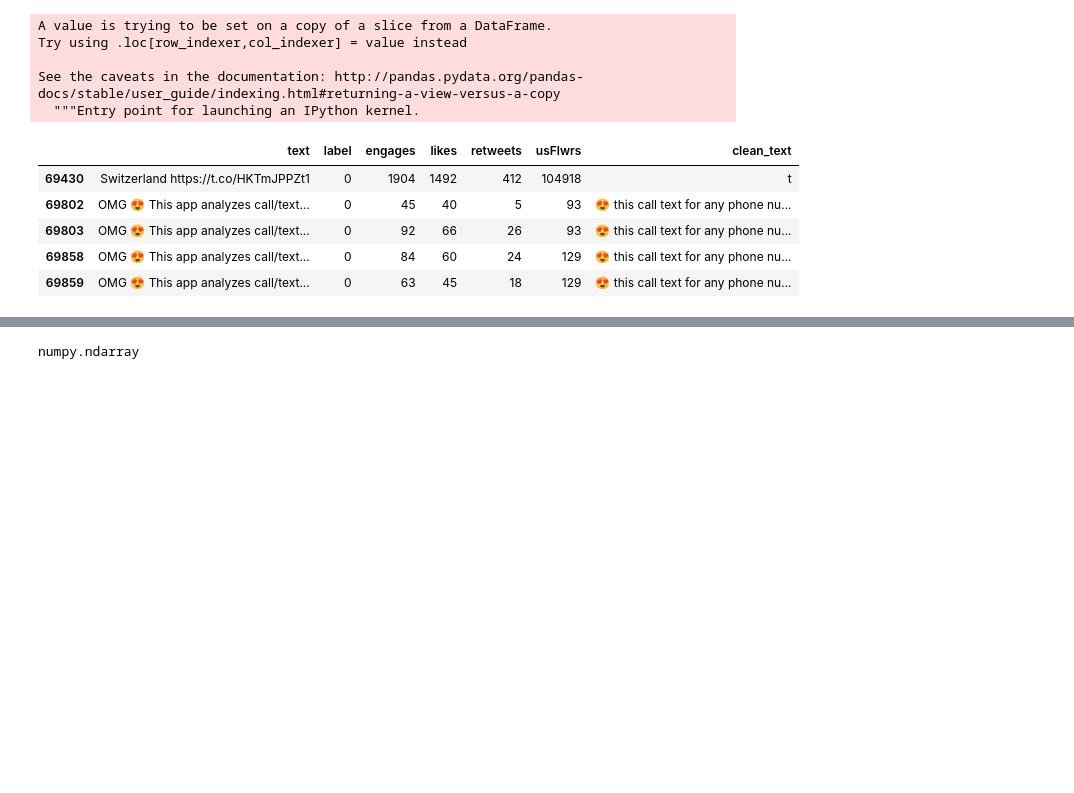
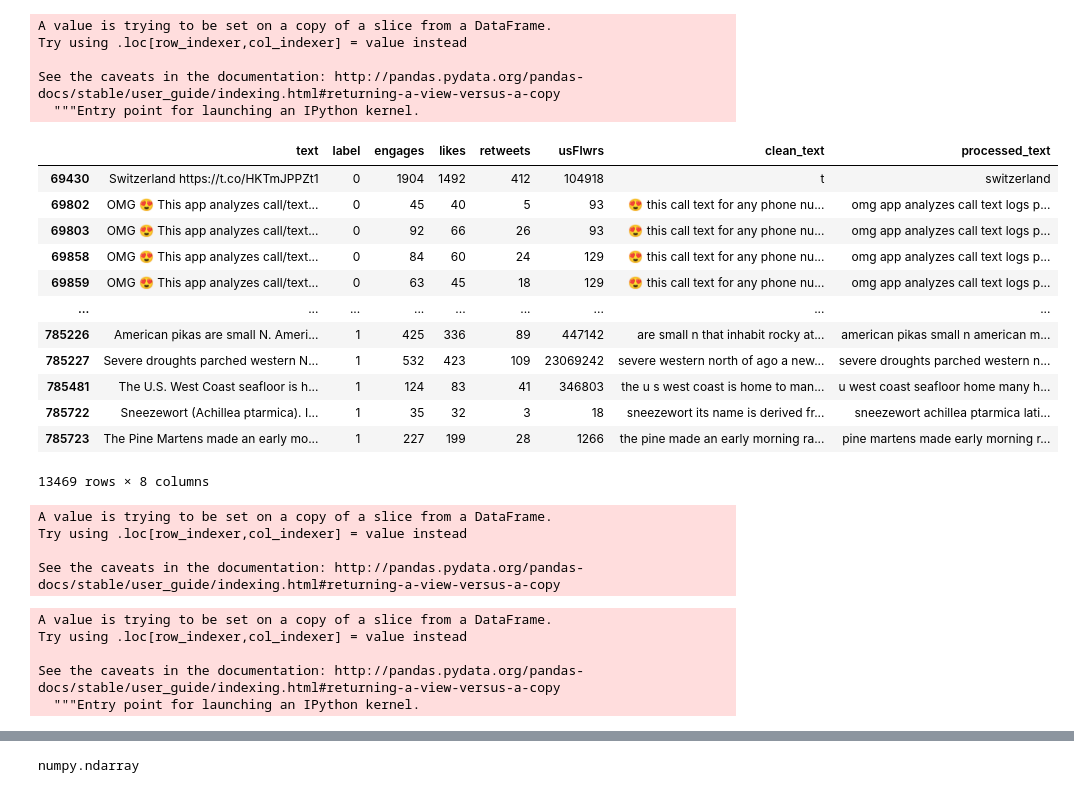
Before and after one commit to lukeml/Magnimind-NLP, a Jupyter notebook: notebooks/Tweet with Preprocessing.ipynb, the cells around one changed output, grey strips where cells are left out. Drawn from its saved outputs; the diff is of its cells as text; code cells hidden in the pictures; blank space fills up the shorter version.

```diff
--- a/notebooks/Tweet with Preprocessing.ipynb
+++ b/notebooks/Tweet with Preprocessing.ipynb
@@ -251,11 +254,18 @@ Try using .loc[row_indexer,col_indexer] = value instead
 See the caveats in the documentation: http://pandas.pydata.org/pandas-docs/stable/user_guide/indexing.html#returning-a-view-versus-a-copy
   """Entry point for launching an IPython kernel.
 # %%
-df_nature_label.head()
+df_nature_label
 # %% [output]
-|  | text | label | engages | likes | retweets | usFlwrs | clean_text |
-| 69430 | Switzerland https://t.co/HKTmJPPZt1 | 0 | 1904 | 1492 | 412 | 104918 | t |
-| 69802 | OMG 😍 This app analyzes call/text... | 0 | 45 | 40 | 5 | 93 | 😍 this call text for any phone nu... |
-| 69803 | OMG 😍 This app analyzes call/text... | 0 | 92 | 66 | 26 | 93 | 😍 this call text for any phone nu... |
-| 69858 | OMG 😍 This app analyzes call/text... | 0 | 84 | 60 | 24 | 129 | 😍 this call text for any phone nu... |
-| 69859 | OMG 😍 This app analyzes call/text... | 0 | 63 | 45 | 18 | 129 | 😍 this call text for any phone nu... |
+|  | text | label | engages | likes | retweets | usFlwrs | clean_text | processed_text |
+| 69430 | Switzerland https://t.co/HKTmJPPZt1 | 0 | 1904 | 1492 | 412 | 104918 | t | switzerland |
+| 69802 | OMG 😍 This app analyzes call/text... | 0 | 45 | 40 | 5 | 93 | 😍 this call text for any phone nu... | omg app analyzes call text logs p... |
+| 69803 | OMG 😍 This app analyzes call/text... | 0 | 92 | 66 | 26 | 93 | 😍 this call text for any phone nu... | omg app analyzes call text logs p... |
+| 69858 | OMG 😍 This app analyzes call/text... | 0 | 84 | 60 | 24 | 129 | 😍 this call text for any phone nu... | omg app analyzes call text logs p... |
+| 69859 | OMG 😍 This app analyzes call/text... | 0 | 63 | 45 | 18 | 129 | 😍 this call text for any phone nu... | omg app analyzes call text logs p... |
+| ... | ... | ... | ... | ... | ... | ... | ... | ... |
+| 785226 | American pikas are small N. Ameri... | 1 | 425 | 336 | 89 | 447142 | are small n that inhabit rocky at... | american pikas small n american m... |
+| 785227 | Severe droughts parched western N... | 1 | 532 | 423 | 109 | 23069242 | severe western north of ago a new... | severe droughts parched western n... |
+| 785481 | The U.S. West Coast seafloor is h... | 1 | 124 | 83 | 41 | 346803 | the u s west coast is home to man... | u west coast seafloor home many h... |
+| 785722 | Sneezewort (Achillea ptarmica). I... | 1 | 35 | 32 | 3 | 18 | sneezewort its name is derived fr... | sneezewort achillea ptarmica lati... |
+| 785723 | The Pine Martens made an early mo... | 1 | 227 | 199 | 28 | 1266 | the pine made an early morning ra... | pine martens made early morning r... |
+13469 rows × 8 columns
@@ -261,0 +275,20 @@ df_nature_label.head()
+# %%
+df_nature_label['processed_text'] = df_nature_label['text'].str.lower()\
+          .str.replace('(@[a-z0-9]+)\w+',' ')\
+          .str.replace('(http\S+)', ' ')\
+          .str.replace('([^0-9a-z \t])',' ')\
+          .str.replace(' +',' ')\
+          .apply(lambda x: [i for i in x.split() if not i in s_words])
+# %% [output]
+A value is trying to be set on a copy of a slice from a DataFrame.
+Try using .loc[row_indexer,col_indexer] = value instead
+
+See the caveats in the documentation: http://pandas.pydata.org/pandas-docs/stable/user_guide/indexing.html#returning-a-view-versus-a-copy
+# %%
+df_nature_label['processed_text'] = df_nature_label['processed_text'].apply(" ".join)
+# %% [output]
+A value is trying to be set on a copy of a slice from a DataFrame.
+Try using .loc[row_indexer,col_indexer] = value instead
+
+See the caveats in the documentation: http://pandas.pydata.org/pandas-docs/stable/user_guide/indexing.html#returning-a-view-versus-a-copy
+  """Entry point for launching an IPython kernel.
```
Also changed, not shown: parts of 63 cells of this notebook, 1 other file.
